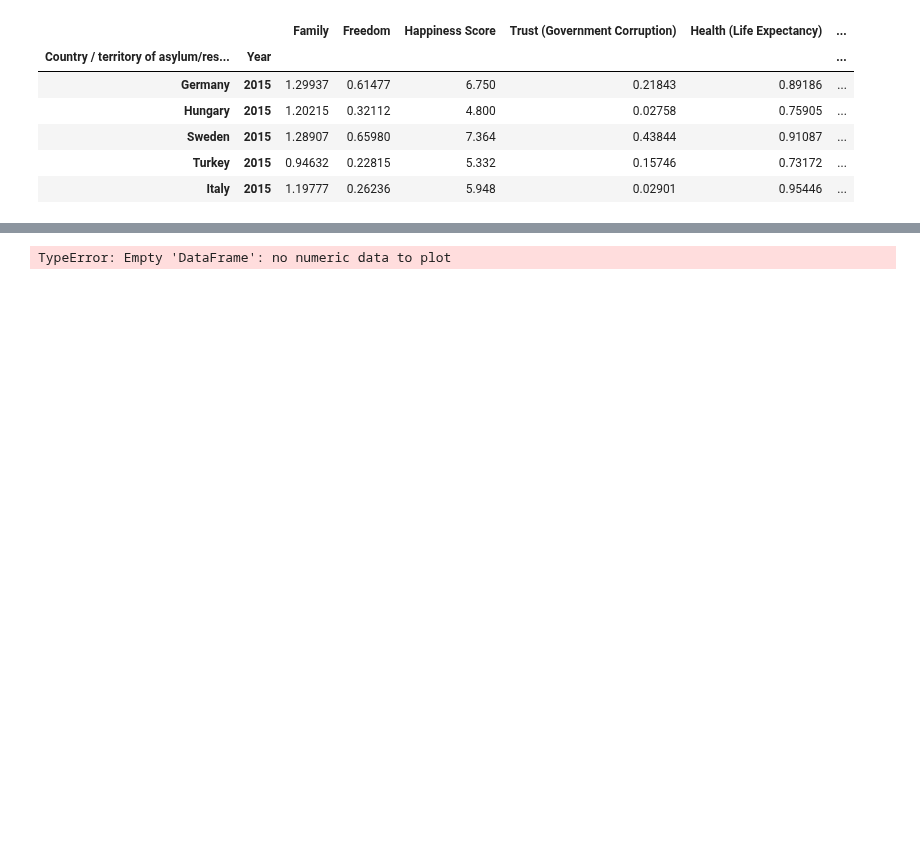
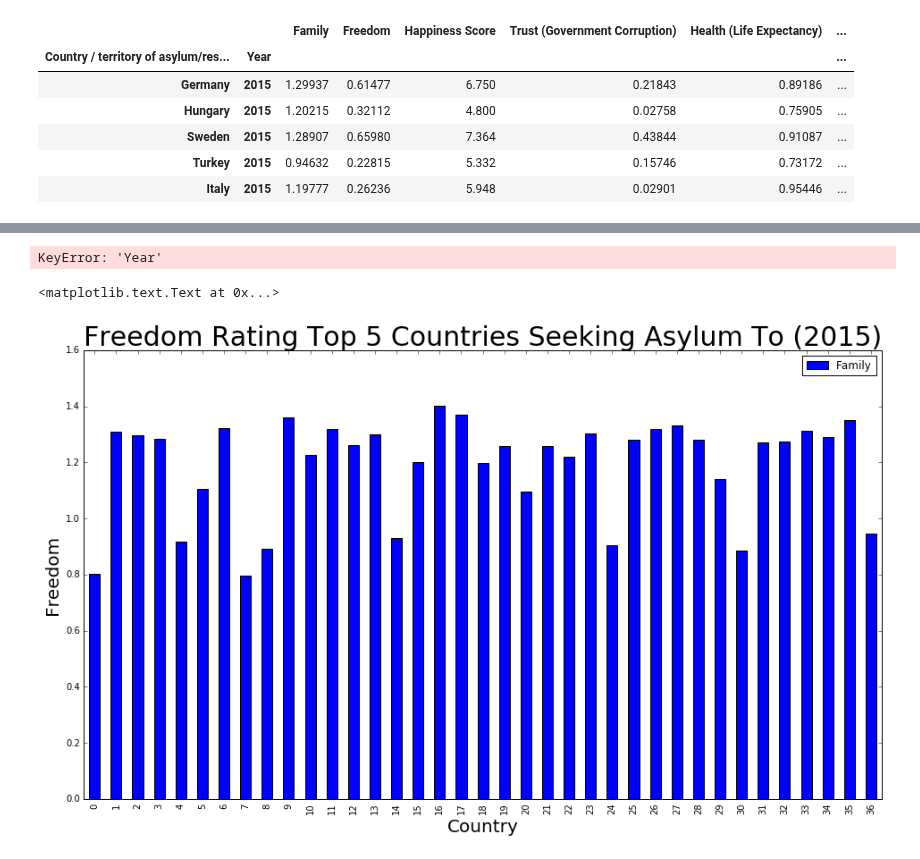
Before and after one commit to UNCG-CSE/World-Refugee-Forecast, a Jupyter notebook: src/Happiness Index.ipynb, the cells around one changed output, grey strips where cells are left out. Saved outputs shown, nothing was run; the diff lists cells and outputs as text; code cells hidden in the pictures; blank space fills up the shorter version.

```diff
--- a/src/Happiness Index.ipynb
+++ b/src/Happiness Index.ipynb
@@ -294,9 +352,21 @@ df_Family
+# %%
+dfFreedom = df_ChartsNStuff
+del dfFreedom['Year']
+del dfFreedom['Family']
+del dfFreedom['Happiness Score']
+del dfFreedom['Trust (Government Corruption)']
+del dfFreedom['Health (Life Expectancy)']
+del dfFreedom['Value']
+del dfFreedom['Economy (GDP per Capita)']
+dfFreedom = dfFreedom[dfFamily['Country / territory of asylum/residence'].isin(['Germany','Hungary','Sweden','Turkey','Italy'])]
+dfFreedom = dfFreedom.set_index('Country / territory of asylum/residence')
+# %% [output]
+KeyError: 'Year'
 # %%
-df_Family = df_Family.set_index('Country / territory of asylum/residence')
-ax = df_Family.plot(kind = 'bar',title = "Pakistan Happiness",figsize=(16, 9))
-ax.set_xlabel("Happiness Value Type", fontsize=20)
-ax.set_ylabel("Rate of Happiness Value", fontsize=20)
-ax.set_title("Pakistan Happiness", fontsize=30)
-ax.set_ylim([0,1.4])
+ax = dfFreedom.plot(kind = 'bar',figsize=(16, 9))
+ax.set_xlabel("Country", fontsize=20)
+ax.set_ylabel("Freedom", fontsize=20)
+ax.set_title("Freedom Rating Top 5 Countries Seeking Asylum To (2015)", fontsize=30)
 # %% [output]
-TypeError: Empty 'DataFrame': no numeric data to plot
+<matplotlib.text.Text at 0x...>
+[figure, added]
```
Also changed, not shown: parts of 8 cells of this notebook.
